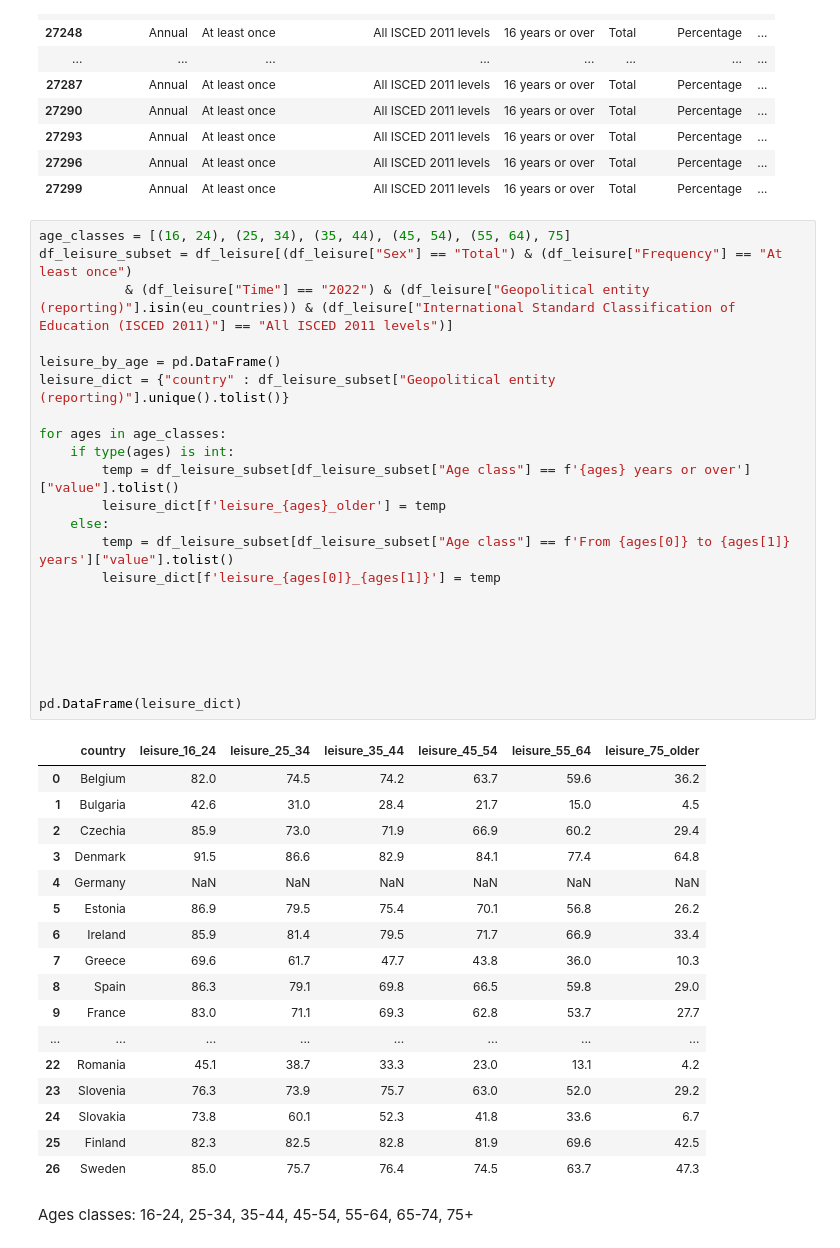
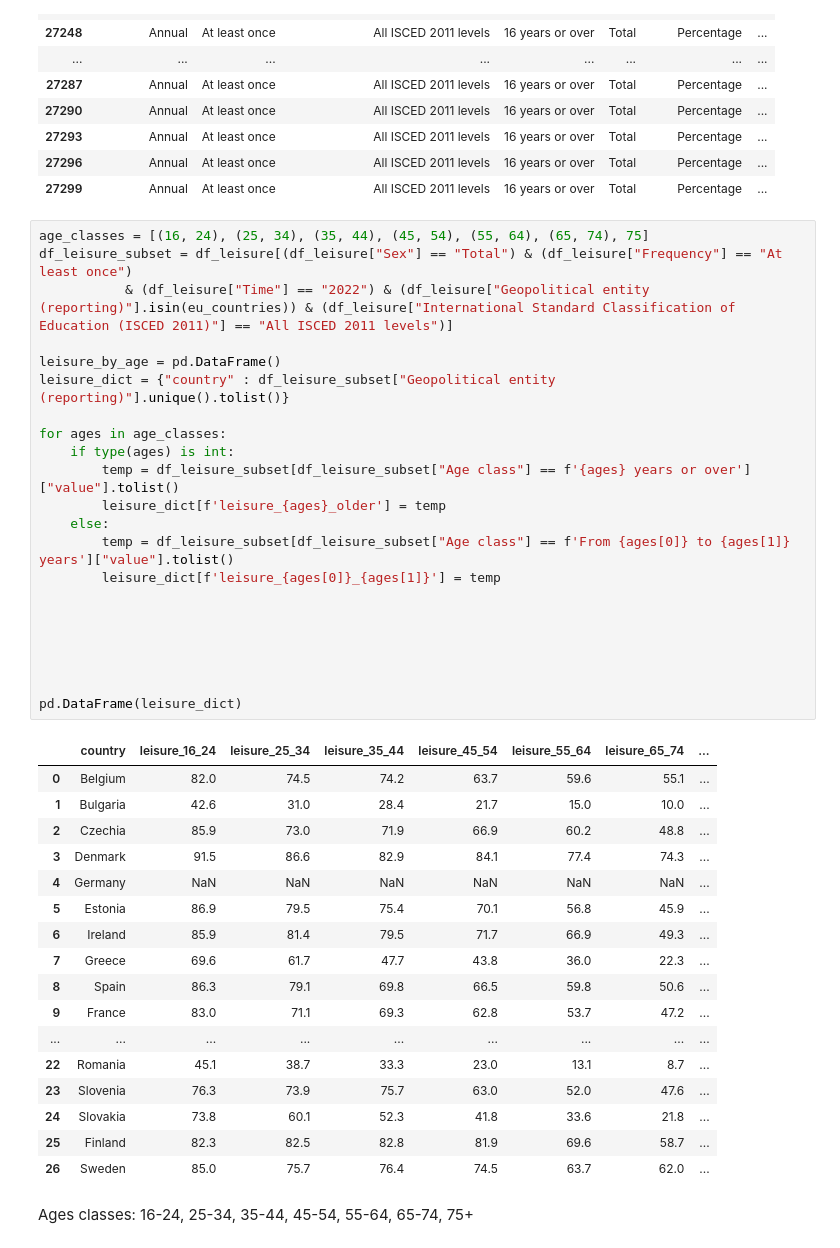
Before and after one commit to coyne1313/cs4973_project, a Jupyter notebook: Data Exploration/eurostat_data.ipynb, the cells around one changed output. Saved outputs shown, nothing was run; the diff lists cells and outputs as text.

```diff
--- a/Data Exploration/eurostat_data.ipynb
+++ b/Data Exploration/eurostat_data.ipynb
@@ -421,45 +432,45 @@ df_leisure[(df_leisure["Age class"] == "16 years or over") & (df_leisure["Sex"]
 | 27296 | Annual | At least once | All ISCED 2011 levels | 16 years or over | Total | Percentage | ... |
 | 27299 | Annual | At least once | All ISCED 2011 levels | 16 years or over | Total | Percentage | ... |
 # %%
-age_classes = [(16, 24), (25, 34), (35, 44), (45, 54), (55, 64), 75]
+age_classes = [(16, 24), (25, 34), (35, 44), (45, 54), (55, 64), (65, 74), 75]
 df_leisure_subset = df_leisure[(df_leisure["Sex"] == "Total") & (df_leisure["Frequency"] == "At least once")
            & (df_leisure["Time"] == "2022") & (df_leisure["Geopolitical entity (reporting)"].isin(eu_countries)) & (df_leisure["International Standard Classification of Education (ISCED 2011)"] == "All ISCED 2011 levels")]
 
 leisure_by_age = pd.DataFrame()
 leisure_dict = {"country" : df_leisure_subset["Geopolitical entity (reporting)"].unique().tolist()}
 
 for ages in age_classes:
     if type(ages) is int:
         temp = df_leisure_subset[df_leisure_subset["Age class"] == f'{ages} years or over']["value"].tolist()
         leisure_dict[f'leisure_{ages}_older'] = temp
     else:
         temp = df_leisure_subset[df_leisure_subset["Age class"] == f'From {ages[0]} to {ages[1]} years']["value"].tolist()
         leisure_dict[f'leisure_{ages[0]}_{ages[1]}'] = temp
 
 
 
 
 
 
 pd.DataFrame(leisure_dict)
 # %% [output]
-|  | country | leisure_16_24 | leisure_25_34 | leisure_35_44 | leisure_45_54 | leisure_55_64 | leisure_75_older |
-| 0 | Belgium | 82.0 | 74.5 | 74.2 | 63.7 | 59.6 | 36.2 |
-| 1 | Bulgaria | 42.6 | 31.0 | 28.4 | 21.7 | 15.0 | 4.5 |
-| 2 | Czechia | 85.9 | 73.0 | 71.9 | 66.9 | 60.2 | 29.4 |
-| 3 | Denmark | 91.5 | 86.6 | 82.9 | 84.1 | 77.4 | 64.8 |
-| 4 | Germany | NaN | NaN | NaN | NaN | NaN | NaN |
-| 5 | Estonia | 86.9 | 79.5 | 75.4 | 70.1 | 56.8 | 26.2 |
-| 6 | Ireland | 85.9 | 81.4 | 79.5 | 71.7 | 66.9 | 33.4 |
-| 7 | Greece | 69.6 | 61.7 | 47.7 | 43.8 | 36.0 | 10.3 |
-| 8 | Spain | 86.3 | 79.1 | 69.8 | 66.5 | 59.8 | 29.0 |
-| 9 | France | 83.0 | 71.1 | 69.3 | 62.8 | 53.7 | 27.7 |
-| ... | ... | ... | ... | ... | ... | ... | ... |
-| 22 | Romania | 45.1 | 38.7 | 33.3 | 23.0 | 13.1 | 4.2 |
-| 23 | Slovenia | 76.3 | 73.9 | 75.7 | 63.0 | 52.0 | 29.2 |
-| 24 | Slovakia | 73.8 | 60.1 | 52.3 | 41.8 | 33.6 | 6.7 |
-| 25 | Finland | 82.3 | 82.5 | 82.8 | 81.9 | 69.6 | 42.5 |
-| 26 | Sweden | 85.0 | 75.7 | 76.4 | 74.5 | 63.7 | 47.3 |
+|  | country | leisure_16_24 | leisure_25_34 | leisure_35_44 | leisure_45_54 | leisure_55_64 | leisure_65_74 | ... |
+| 0 | Belgium | 82.0 | 74.5 | 74.2 | 63.7 | 59.6 | 55.1 | ... |
+| 1 | Bulgaria | 42.6 | 31.0 | 28.4 | 21.7 | 15.0 | 10.0 | ... |
+| 2 | Czechia | 85.9 | 73.0 | 71.9 | 66.9 | 60.2 | 48.8 | ... |
+| 3 | Denmark | 91.5 | 86.6 | 82.9 | 84.1 | 77.4 | 74.3 | ... |
+| 4 | Germany | NaN | NaN | NaN | NaN | NaN | NaN | ... |
+| 5 | Estonia | 86.9 | 79.5 | 75.4 | 70.1 | 56.8 | 45.9 | ... |
+| 6 | Ireland | 85.9 | 81.4 | 79.5 | 71.7 | 66.9 | 49.3 | ... |
+| 7 | Greece | 69.6 | 61.7 | 47.7 | 43.8 | 36.0 | 22.3 | ... |
+| 8 | Spain | 86.3 | 79.1 | 69.8 | 66.5 | 59.8 | 50.6 | ... |
+| 9 | France | 83.0 | 71.1 | 69.3 | 62.8 | 53.7 | 47.2 | ... |
+| ... | ... | ... | ... | ... | ... | ... | ... | ... |
+| 22 | Romania | 45.1 | 38.7 | 33.3 | 23.0 | 13.1 | 8.7 | ... |
+| 23 | Slovenia | 76.3 | 73.9 | 75.7 | 63.0 | 52.0 | 47.6 | ... |
+| 24 | Slovakia | 73.8 | 60.1 | 52.3 | 41.8 | 33.6 | 21.8 | ... |
+| 25 | Finland | 82.3 | 82.5 | 82.8 | 81.9 | 69.6 | 58.7 | ... |
+| 26 | Sweden | 85.0 | 75.7 | 76.4 | 74.5 | 63.7 | 62.0 | ... |
 # %% [markdown]
 Ages classes: 16-24, 25-34, 35-44, 45-54, 55-64, 65-74, 75+
 # %% [markdown]
```
Also changed, not shown: parts of 1 cell of this notebook.
